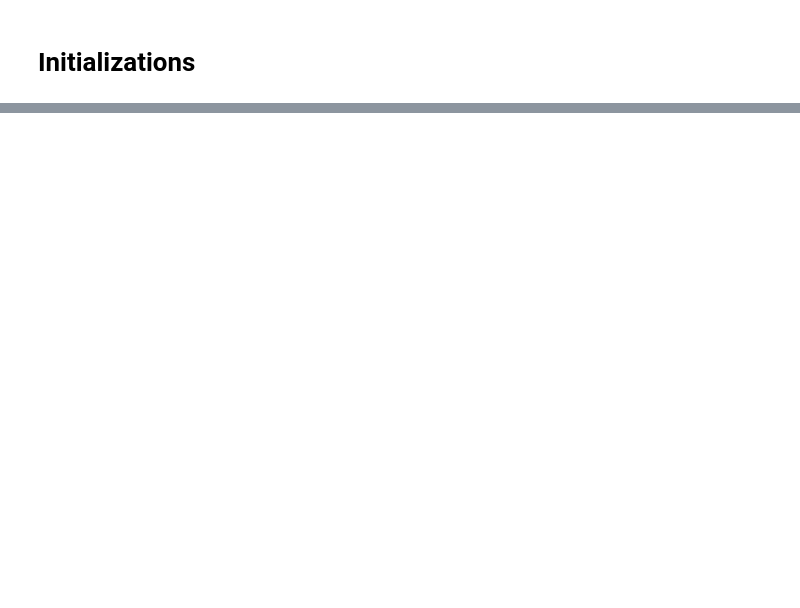
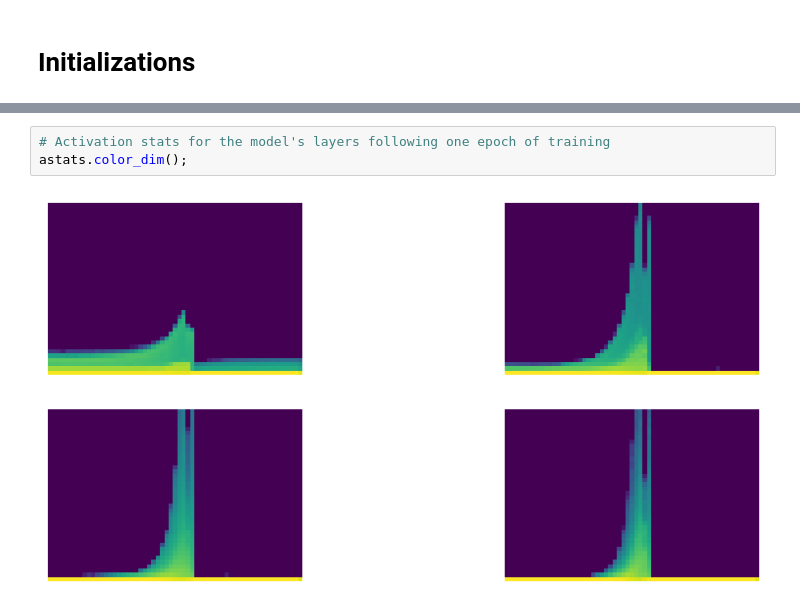
Before and after one commit to bachaudhry/FastAI-22-23, a Jupyter notebook: course_part_2/11_initializing.ipynb, the cells around one changed output, grey strips where cells are left out. Saved outputs shown, nothing was run; the diff lists cells and outputs as text; blank space fills up the shorter version.

```diff
--- a/course_part_2/11_initializing.ipynb
+++ b/course_part_2/11_initializing.ipynb
@@ -2,0 +95,5 @@
+# %%
+# Activation stats for the model's layers following one epoch of training
+astats.color_dim();
+# %% [output]
+[figure, added]
```
Also changed, not shown: parts of 11 cells of this notebook.
